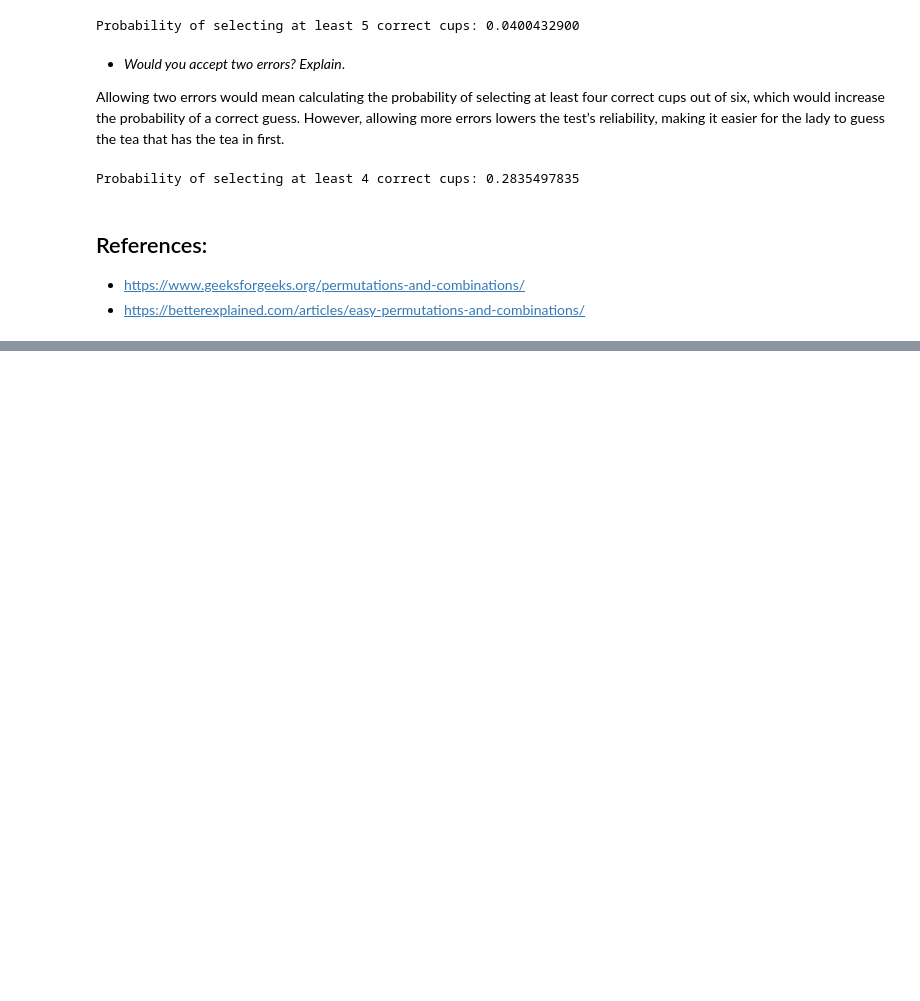
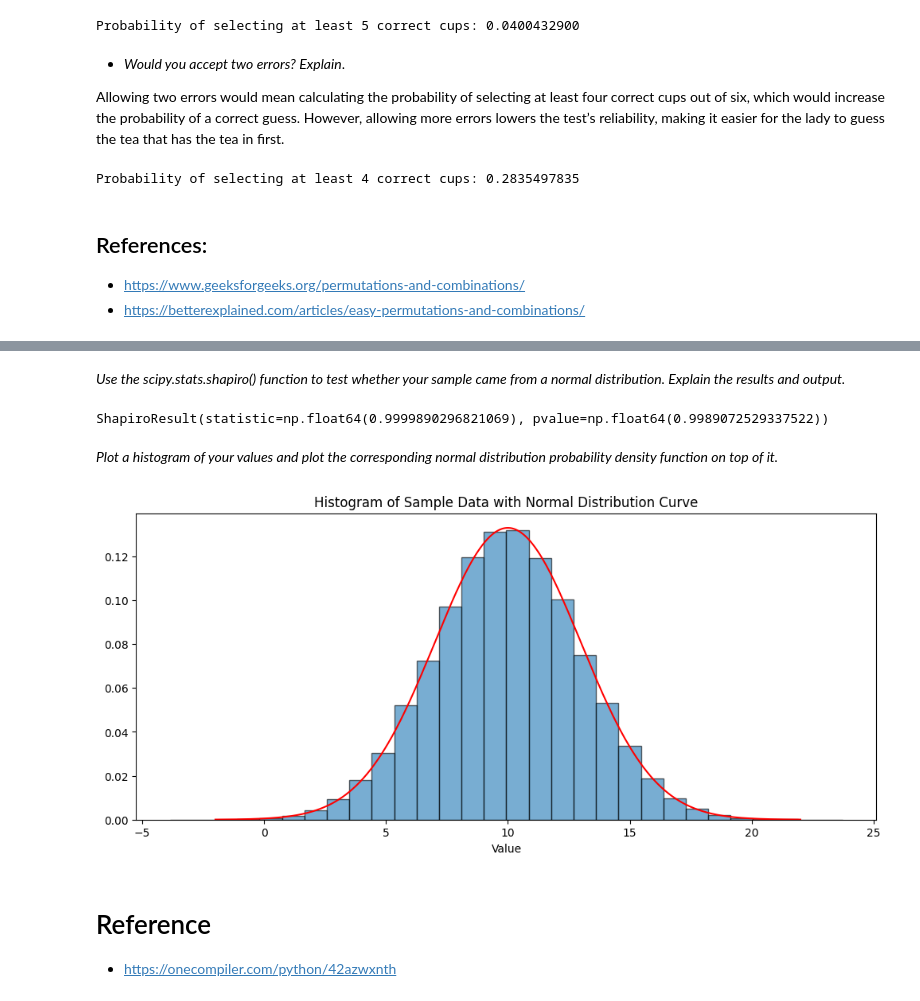
Before and after one commit to LaisColetta/Applied-Statistics, a Jupyter notebook: tasks.ipynb, the cells around one changed output, grey strips where cells are left out. Cells and saved outputs as stored; diff of their text form; code cells hidden in the pictures; blank space fills up the shorter version.

```diff
--- a/tasks.ipynb
+++ b/tasks.ipynb
@@ -61,0 +66,49 @@ Probability of selecting at least 4 correct cups: 0.2835497835
+# %%
+from scipy.stats import shapiro, norm
+# Binomial distribution.
+import numpy as np
+# Plotting.
+import matplotlib.pyplot as plt
+# Statistics.
+import scipy.stats as stats
+
+#Generate a sample of 100.000 values
+sample_size = 100_000
+
+#Using the function with mean 10.0 and standard deviation 3.0.
+mean = 10.0
+std_dev = 3.0
+sample = np.random.normal(loc=mean, scale=std_dev, size=sample_size)
+# %% [markdown]
+_Use the scipy.stats.shapiro() function to test whether your sample came from a normal distribution. Explain the results and output._
+# %%
+# Perform the Shapiro Wilk test.
+stats.shapiro(sample)
+# %% [output]
+ShapiroResult(statistic=np.float64(0.9999890296821069), pvalue=np.float64(0.9989072529337522))
+# %% [markdown]
+_Plot a histogram of your values and plot the corresponding normal distribution probability density function on top of it._
+# %%
+fig, ax = plt.subplots(figsize=(12, 5))
+
+# Plot the histogram of the data with density normalization
+ax.hist(sample, edgecolor='black', density=True, bins=30, alpha=0.6)
+
+# Create an x range.
+x = np.linspace(mean - 4*std_dev, mean + 4*std_dev, 1000)
+
+# Get y values.
+y = stats.norm.pdf(x, mean, std_dev)
+
+# Plot the normal distribution curve
+ax.plot(x, y, 'r-')
+
+# Customize the plot
+ax.set_title("Histogram of Sample Data with Normal Distribution Curve")
+ax.set_xlabel("Value")
+plt.show()
+# %% [output]
+[figure, added]
+# %% [markdown]
+# Reference
+- https://onecompiler.com/python/42azwxnth
```
Also changed, not shown: parts of 1 cell of this notebook.
